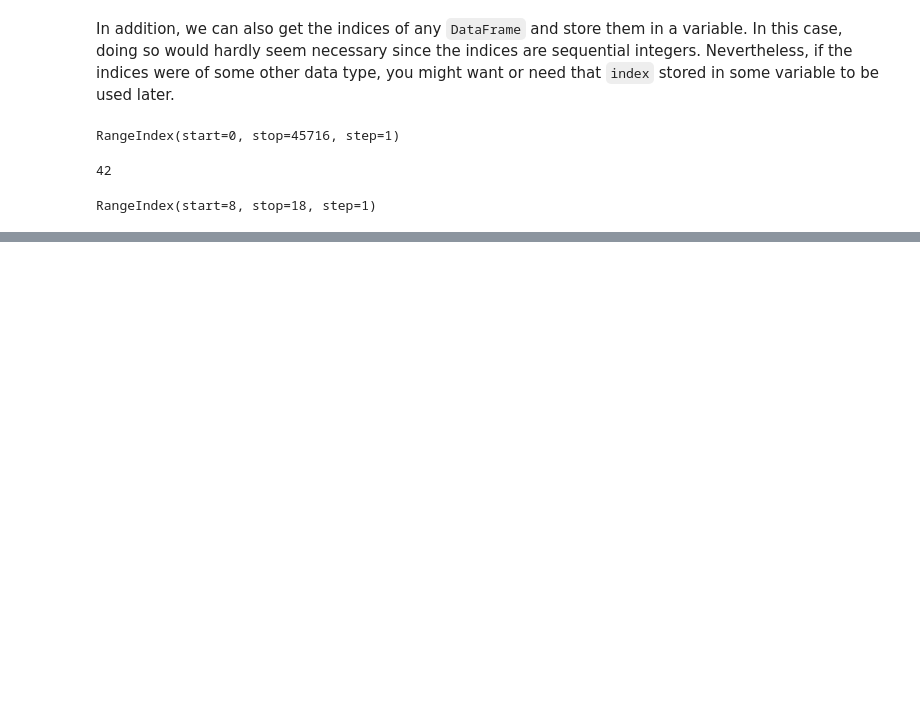
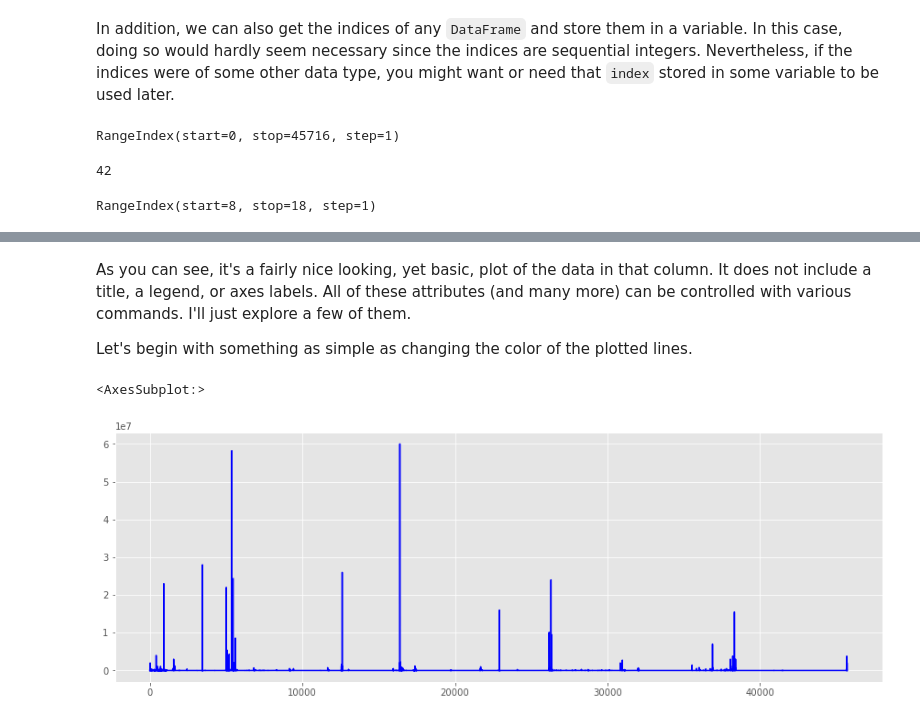
Before and after one commit to holsapple/pandas_tutorial, a Jupyter notebook: notebooks/intro_pandas.ipynb, the cells around one changed output, grey strips where cells are left out. Drawn from its saved outputs; the diff is of its cells as text; code cells hidden in the pictures; blank space fills up the shorter version.

```diff
--- a/notebooks/intro_pandas.ipynb
+++ b/notebooks/intro_pandas.ipynb
@@ -166,0 +283,9 @@ RangeIndex(start=8, stop=18, step=1)
+# %% [markdown]
+As you can see, it's a fairly nice looking, yet basic, plot of the data in that column. It does not include a title, a legend, or axes labels. All of these attributes (and many more) can be controlled with various commands. I'll just explore a few of them.
+
+Let's begin with something as simple as changing the color of the plotted lines.
+# %%
+meteorites['mass (g)'].plot(color='blue')
+# %% [output]
+<AxesSubplot:>
+[figure, added]
```
Also changed, not shown: parts of 91 cells of this notebook, 3 other files.
